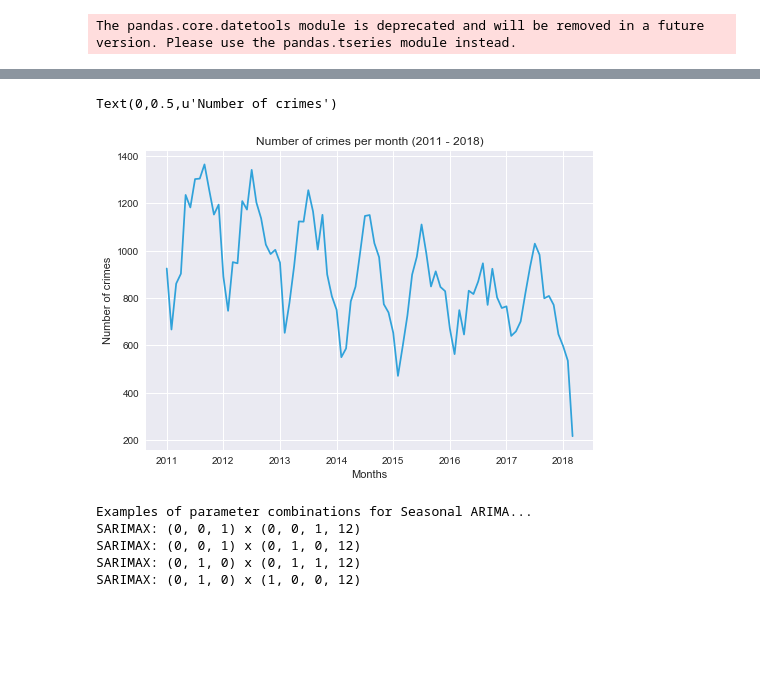
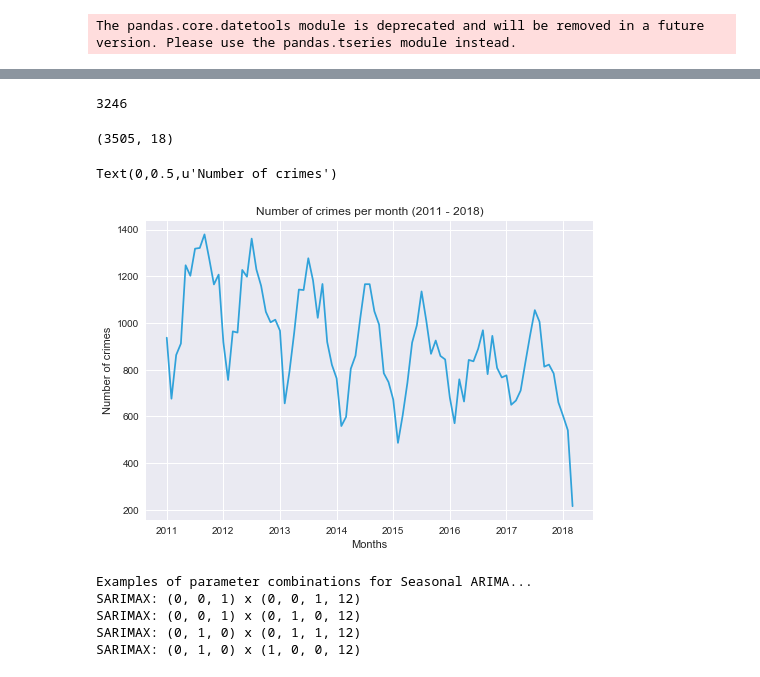
Before and after one commit to binshuangli/UPSTAT2018_RPDdata, a Jupyter notebook: SARIMAX_grid_search.ipynb, the cells around one changed output, grey strips where cells are left out. Cells and saved outputs as stored; diff of their text form; code cells hidden in the pictures; blank space fills up the shorter version.

Commit message:
Removed duplicated cases, added MAPE metrics

```diff
--- a/SARIMAX_grid_search.ipynb
+++ b/SARIMAX_grid_search.ipynb
@@ -71,12 +80,27 @@ all_crime_data.index=pd.DatetimeIndex(all_crime_data.Date)
+# %%
+np.count_nonzero(shooting_data.Case_Number.unique())
+# %% [output]
+3246
+# %%
+shooting_data.shape
+#They are not equal, indicating there are  multiple reports sharing the same case number
+# %% [output]
+(3505, 18)
+# %%
+#We will combine the data first and remove the duplicates to prevent double counting.
+result.index=pd.DatetimeIndex(result.Date)
 # %%
 #filter data to the ones from 2011 only because the largest dataset (all_crime_data) do not have record before 2011
-all_crimes_from2011=all_crime_data[all_crime_data.index>=np.datetime64('2011-01-01')]
+all_crimes_from2011=result[result.index>=np.datetime64('2011-01-01')]
+# %%
+all_crimes_from2011_unique=pd.DataFrame(all_crimes_from2011['Case_Number'])
+all_crimes_from2011_unique=all_crimes_from2011_unique.drop_duplicates()
 # %%
-all_crimes_from2011.resample('M').size().plot(legend=False)
+all_crimes_from2011_unique.resample('M').size().plot(legend=False)
 plt.title('Number of crimes per month (2011 - 2018)')
 plt.xlabel('Months')
 plt.ylabel('Number of crimes')
 # %% [output]
 Text(0,0.5,u'Number of crimes')
-[figure, old version]
+[figure, new version]
 # %%
```
Also changed, not shown: parts of 25 cells of this notebook.
